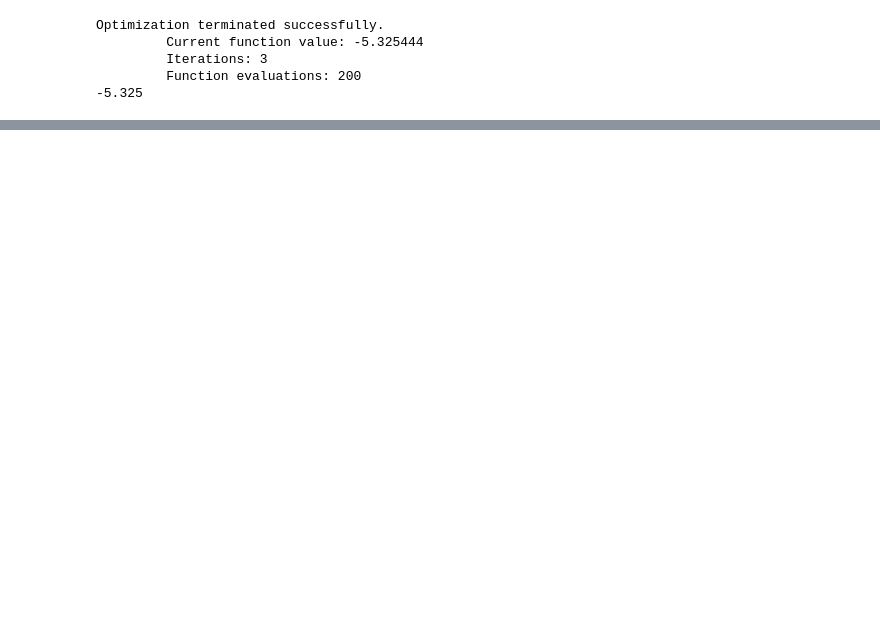
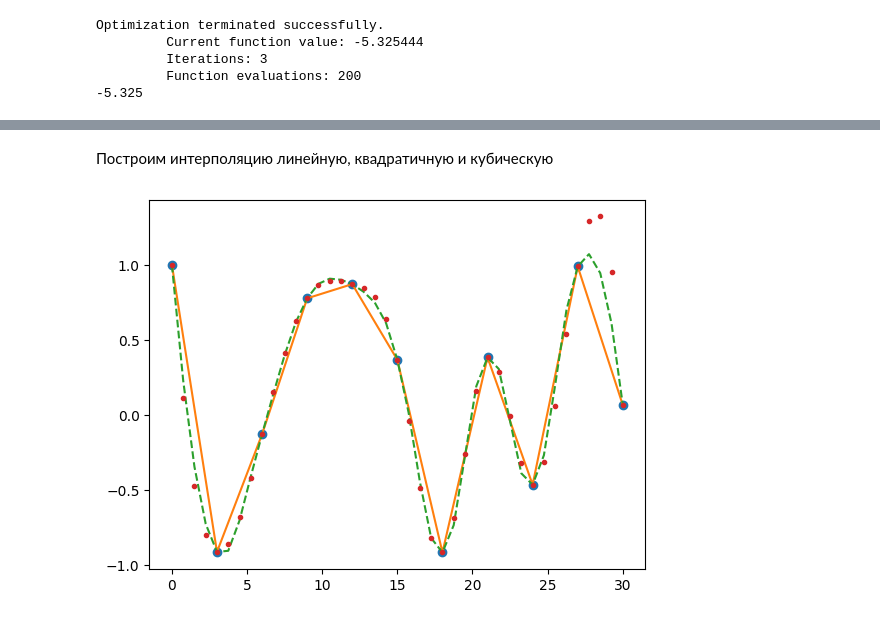
Before and after one commit to PavelNovikov888/SciPy, a Jupyter notebook: SciPy_работа_с__данными.ipynb, the cells around one changed output, grey strips where cells are left out. Saved outputs shown, nothing was run; the diff lists cells and outputs as text; code cells hidden in the pictures; blank space fills up the shorter version.

```diff
--- a/SciPy_работа_с__данными.ipynb
+++ b/SciPy_работа_с__данными.ipynb
@@ -477,0 +507,11 @@ Optimization terminated successfully.
+# %% [markdown]
+Построим интерполяцию линейную, квадратичную и кубическую
+# %%
+xnew = np.linspace(0, 30, num=41, endpoint=True)
+f = interp1d(x, y)
+f2 = interp1d(x, y, kind='quadratic')
+f3 = interp1d(x, y, kind='cubic')
+plt.plot(x, y, 'o', xnew, f(xnew), '-', xnew, f2(xnew), '--', xnew, f3(xnew), '.')
+plt.show()
+# %% [output]
+[figure, added]
```
Also changed, not shown: parts of 29 cells of this notebook.
